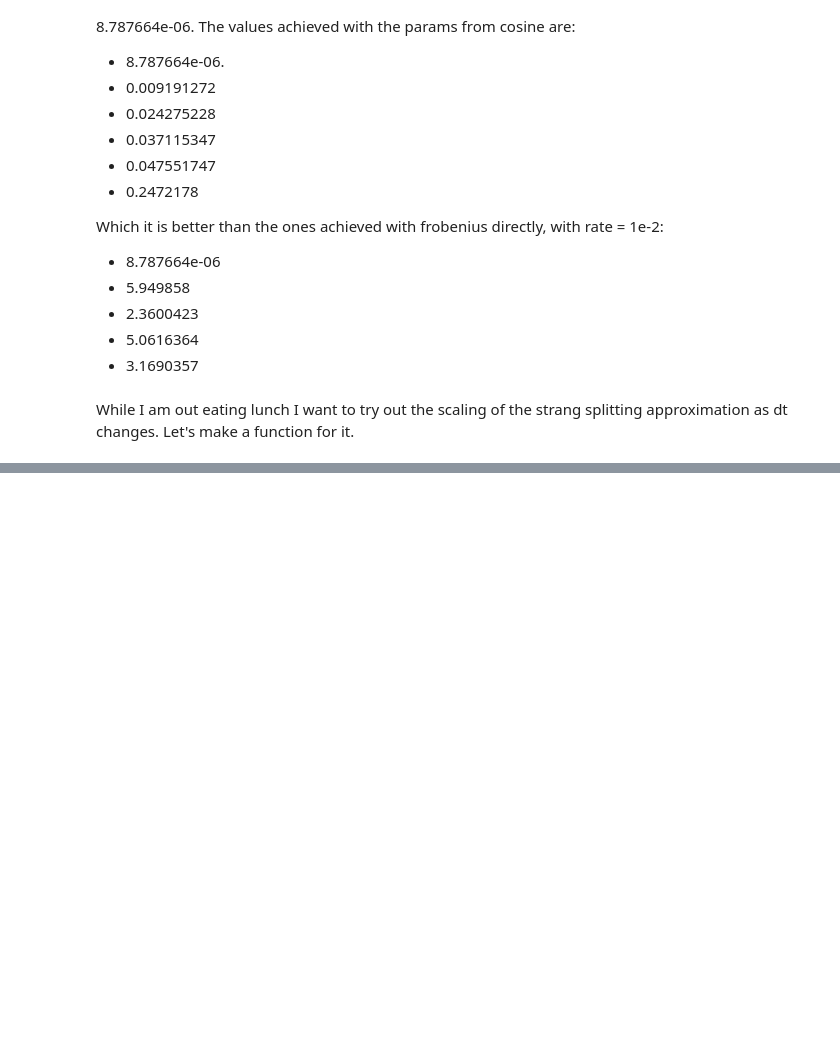
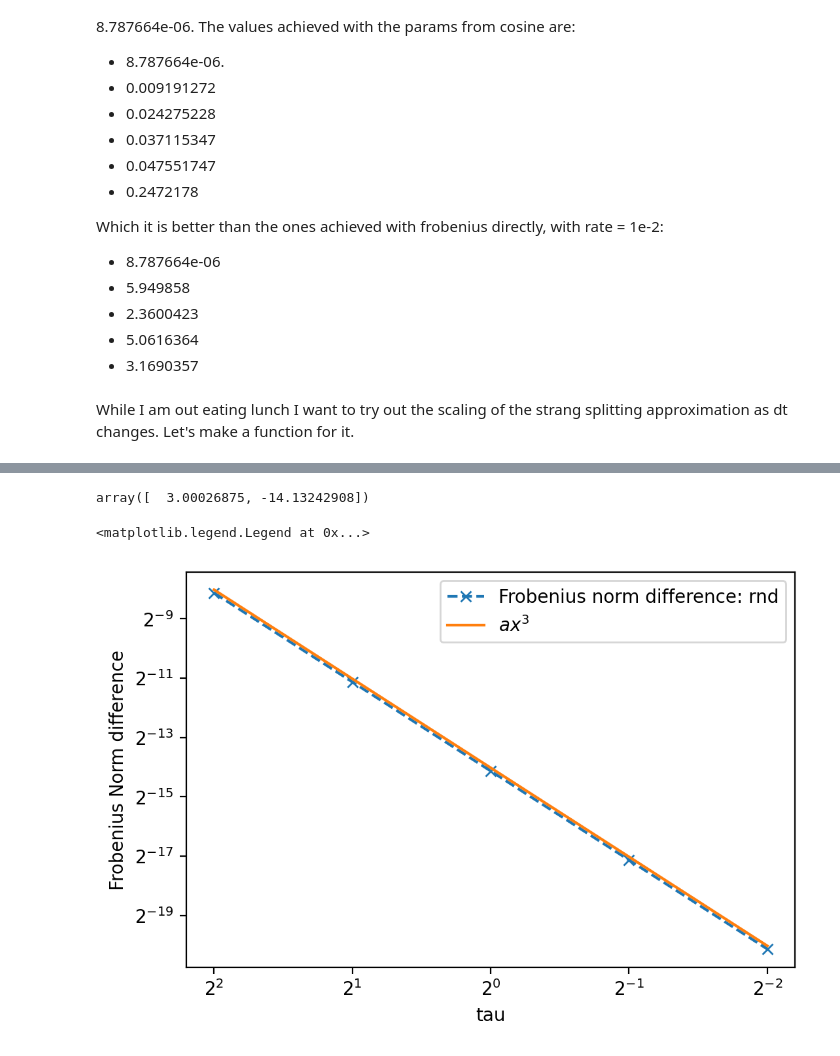
Before and after one commit to EmilianoG-byte/opentn, a Jupyter notebook: experiments/gradient.ipynb, the cells around one changed output, grey strips where cells are left out. Drawn from its saved outputs; the diff is of its cells as text; code cells hidden in the pictures; blank space fills up the shorter version.

```diff
--- a/experiments/gradient.ipynb
+++ b/experiments/gradient.ipynb
@@ -1291,0 +946,5 @@ Id.reshape(-1, 1).shape
+# %%
+# construct random Lvec_odd + Lvec_even = Lvec
+Lvec_odd_rnd = np.random.normal(size=(d**(2*N),d**(2*N))) / np.sqrt(d**(4*N))
+Lvec_even_rnd = np.random.normal(size=(d**(2*N),d**(2*N))) / np.sqrt(d**(4*N))
+Lvec_rnd = Lvec_even_rnd + Lvec_odd_rnd
@@ -1291,0 +980,14 @@ Id.reshape(-1, 1).shape
+# %%
+# TODO: relative norm for both normal and rnd
+# let's compute the approximation of both the random and not random with tau = 4
+tau = 4
+# for the real one
+exp_tot = exp_operator_dt(Lvec, tau=tau, library='jax')
+exp_odd = exp_operator_dt(Lvec_odd, tau=tau/2, library='jax')
+exp_even = exp_operator_dt(Lvec_even, tau=tau, library='jax')
+approx = exp_odd @ exp_even @ exp_odd
+# and for the random one
+exp_tot_rnd = exp_operator_dt(Lvec_rnd, tau=tau, library='jax')
+exp_odd_rnd = exp_operator_dt(Lvec_odd_rnd, tau=tau/2, library='jax')
+exp_even_rnd = exp_operator_dt(Lvec_even_rnd, tau=tau, library='jax')
+approx_rnd = exp_odd_rnd @ exp_even_rnd @ exp_odd_rnd
@@ -1291,0 +1074,11 @@ Id.reshape(-1, 1).shape
+# %%
+error_fro_rnd = []
+for tau in taus[:5]:
+    print(f'tau = {tau}')
+    exp_tot = exp_operator_dt(Lvec_rnd, tau=tau, library='jax')
+    exp_odd = exp_operator_dt(Lvec_odd_rnd, tau=tau/2, library='jax')
+    exp_even = exp_operator_dt(Lvec_even_rnd, tau=tau, library='jax')
+    approx = exp_odd @ exp_even @ exp_odd
+    fro_error =  frobenius_norm(exp_tot, approx)
+    print('frobenius norm: ', fro_error)
+    error_fro_rnd.append(fro_error)
@@ -1291,0 +1096,17 @@ Id.reshape(-1, 1).shape
+# %%
+popt, pcov = curve_fit(func, np.log2(taus[:5]), np.log2(error_fro_rnd))
+popt
+# %% [output]
+array([  3.00026875, -14.13242908])
+# %%
+a = 0.6e-4
+fig = plt.figure(dpi=200)
+plt.loglog(taus[:5], error_fro_rnd, '--x', base=2, label='Frobenius norm difference: rnd')
+plt.plot(taus[:5], a*taus[:5]**3, label=r'$a x^3$')
+plt.gca().invert_xaxis()
+plt.ylabel(r'Frobenius Norm difference')
+plt.xlabel('tau')
+plt.legend()
+# %% [output]
+<matplotlib.legend.Legend at 0x...>
+[figure, added]
```
Also changed, not shown: parts of 139 cells of this notebook, 2 other files.
